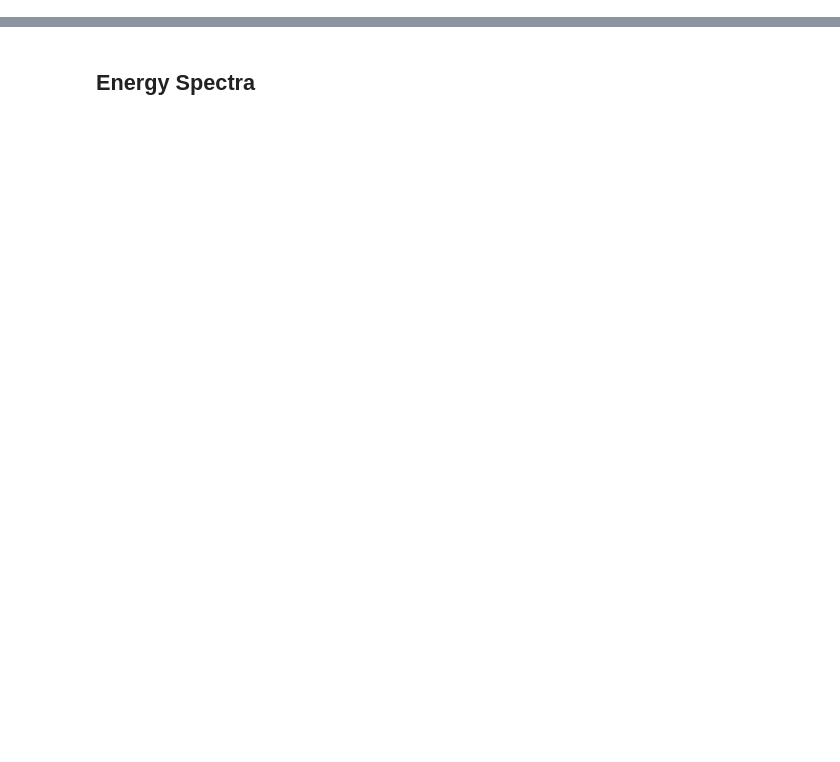
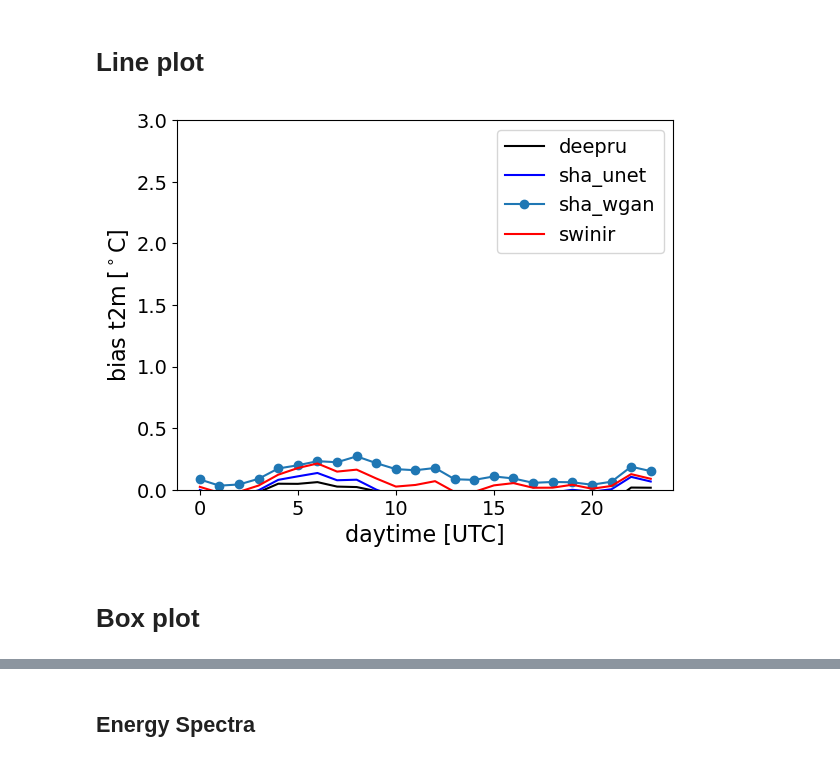
Before and after one commit to mlangguth89/downscaling_benchmark, a Jupyter notebook: postprocess/jupyter_notebooks/meta_postprocessing_t2m.ipynb, the cells around one changed output, grey strips where cells are left out. Cells and saved outputs as stored; diff of their text form; code cells hidden in the pictures; blank space fills up the shorter version.

```diff
--- a/postprocess/jupyter_notebooks/meta_postprocessing_t2m.ipynb
+++ b/postprocess/jupyter_notebooks/meta_postprocessing_t2m.ipynb
@@ -207,0 +17,50 @@ create_lines_plot(da_rmse_all.sel({"type": "mean"}), da_rmse_all.sel({"type": "s
+# %%
+#config parameters
+config.base_folder = "/p/scratch/deepacf/maelstrom/maelstrom_data/ap5/downscaling_benchmark_dataset/benchmark_t2m/results"
+config.variable = "t2m"
+config.models = ["deepru","sha_unet","sha_wgan","swinir"]
+config.seasons = "year"   #["year","DJF","JJA","MAM","SON"]
+if config.seasons not in ["year","DJF","JJA","MAM","SON"]:
+    raise ValueError("seasons should be one of [year, DJF, JJA, MAM, SON]")
+config.metric = "bias" #["bias","grad_amplitude","me_std","rmse"]
+if config.metric not in ["bias","grad_amplitude","me_std","rmse"]:
+    raise ValueError("metric should be one of [bias, grad_amplitude, me_std, rmse]")
+# %% [markdown]
+ # Line plot
+# %%
+nc_files_mean  = []
+for model in config.models:
+    model_path = os.path.join(config.base_folder,f"{model}_benchmark_{config.variable}","metric_files")
+    nc_files_mean.append(os.path.join(model_path,f"eval_{config.metric}_{config.seasons}.nc"))
+nc_files_std = []
+if config.metric == "rmse":
+    config.metric = "me_std"
+    for model in config.models:
+        model_path = os.path.join(config.base_folder,f"{model}_benchmark_{config.variable}","metric_files")
+        nc_files_std.append(os.path.join(model_path,f"eval_{config.metric}_{config.seasons}.nc"))
+    config.metric  "rmse"
+# %%
+#define metric
+metric_name = f'{config.metric} {config.variable}'
+metric_unit = "$^\circ$C"
+metric_dict = {metric_name:metric_unit}
+# %%
+mean_array = []
+for nc_file_mean in nc_files_mean:
+    data_array = xr.open_dataset(nc_file_mean)
+    mean_array.append(data_array[f"{config.metric}_mean"])
+if config.metric == "rmse":
+    config.metric = 'me_std'
+    std_array = []
+    for nc_file_std in nc_files_std:
+        data_array = xr.open_dataset(nc_file_std)
+        std_array.append(data_array[f"{config.metric}_mean"])
+    config.metric = 'rmse'
+else :
+    std_array = None
+# %%
+create_lines_plot(mean_array,std_array,config.models,metric_dict,"rmse")
+# %% [output]
+[figure, added]
+# %% [markdown]
+# Box plot
```
Also changed, not shown: parts of 34 cells of this notebook.
